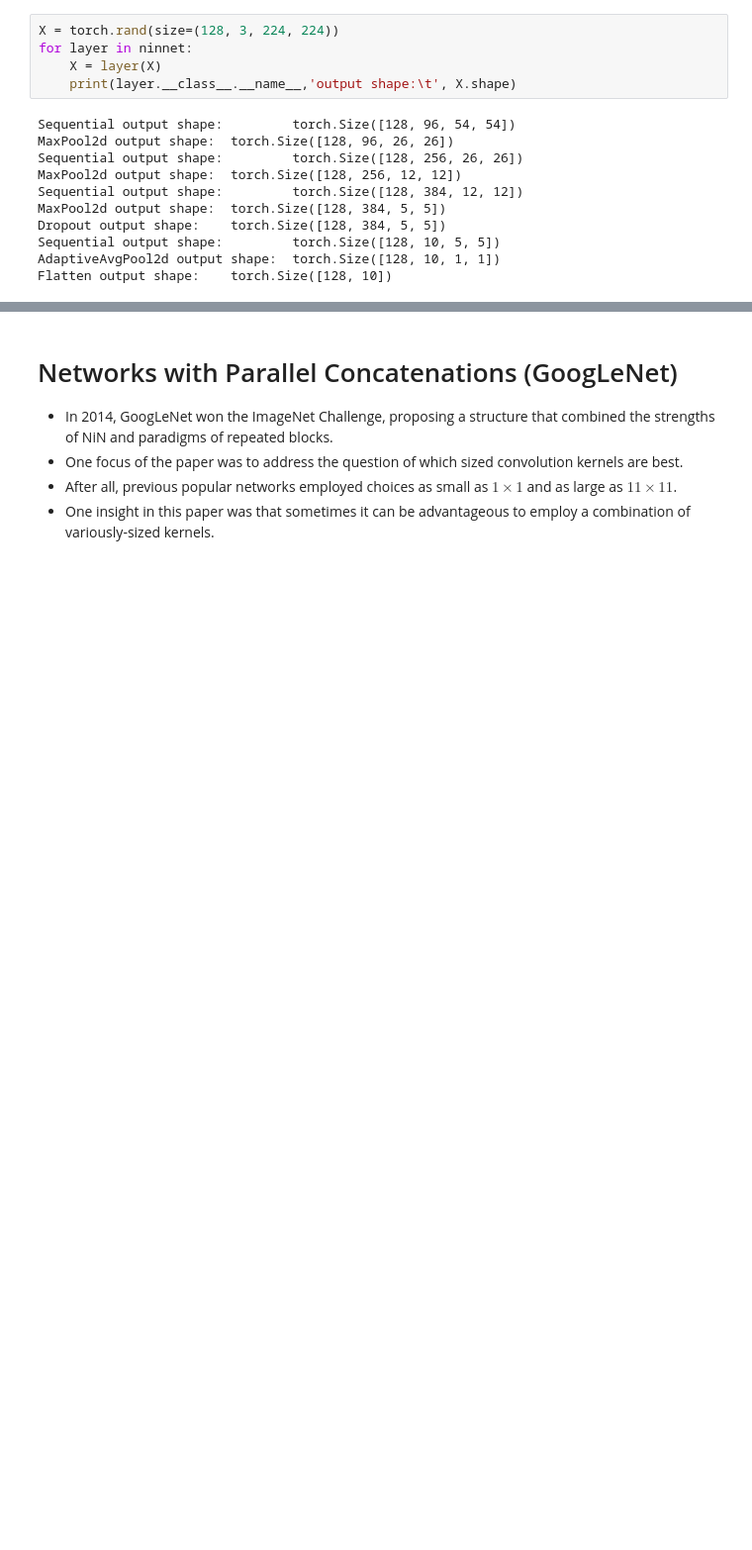
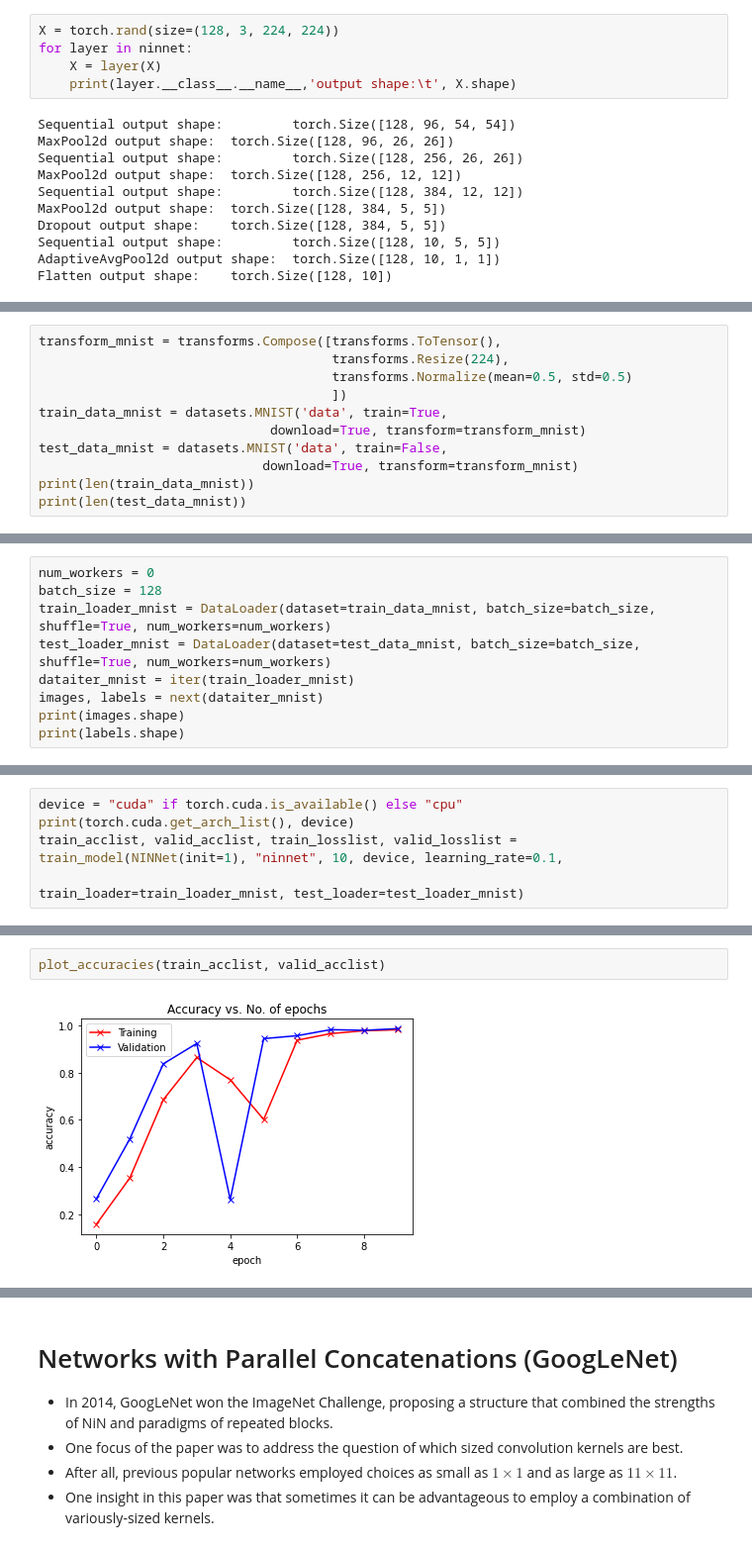
Before and after one commit to haodong2000/Vision2022, a Jupyter notebook: 8-rnn-nlp-resources.ipynb, the cells around one changed output, grey strips where cells are left out. Shown at 99% size. Drawn from its saved outputs; the diff is of its cells as text; blank space fills up the shorter version.

```diff
--- a/8-rnn-nlp-resources.ipynb
+++ b/8-rnn-nlp-resources.ipynb
@@ -612,0 +617,11 @@ plot_losses(train_losslist, valid_losslist)
+# %%
+transform_mnist = transforms.Compose([transforms.ToTensor(),
+                                      transforms.Resize(224),
+                                      transforms.Normalize(mean=0.5, std=0.5)
+                                      ])
+train_data_mnist = datasets.MNIST('data', train=True,
+                              download=True, transform=transform_mnist)
+test_data_mnist = datasets.MNIST('data', train=False,
+                             download=True, transform=transform_mnist)
+print(len(train_data_mnist))
+print(len(test_data_mnist))
@@ -612,0 +631,9 @@ plot_losses(train_losslist, valid_losslist)
+# %%
+num_workers = 0
+batch_size = 128
+train_loader_mnist = DataLoader(dataset=train_data_mnist, batch_size=batch_size, shuffle=True, num_workers=num_workers)
+test_loader_mnist = DataLoader(dataset=test_data_mnist, batch_size=batch_size, shuffle=True, num_workers=num_workers)
+dataiter_mnist = iter(train_loader_mnist)
+images, labels = next(dataiter_mnist)
+print(images.shape)
+print(labels.shape)
@@ -612,0 +643,5 @@ plot_losses(train_losslist, valid_losslist)
+# %%
+device = "cuda" if torch.cuda.is_available() else "cpu"
+print(torch.cuda.get_arch_list(), device)
+train_acclist, valid_acclist, train_losslist, valid_losslist = train_model(NINNet(init=1), "ninnet", 10, device, learning_rate=0.1,
+                                                                          train_loader=train_loader_mnist, test_loader=test_loader_mnist)
@@ -612,0 +666,4 @@ plot_losses(train_losslist, valid_losslist)
+# %%
+plot_accuracies(train_acclist, valid_acclist)
+# %% [output]
+[figure, added]
```
Also changed, not shown: parts of 25 cells of this notebook, 21 other files.
